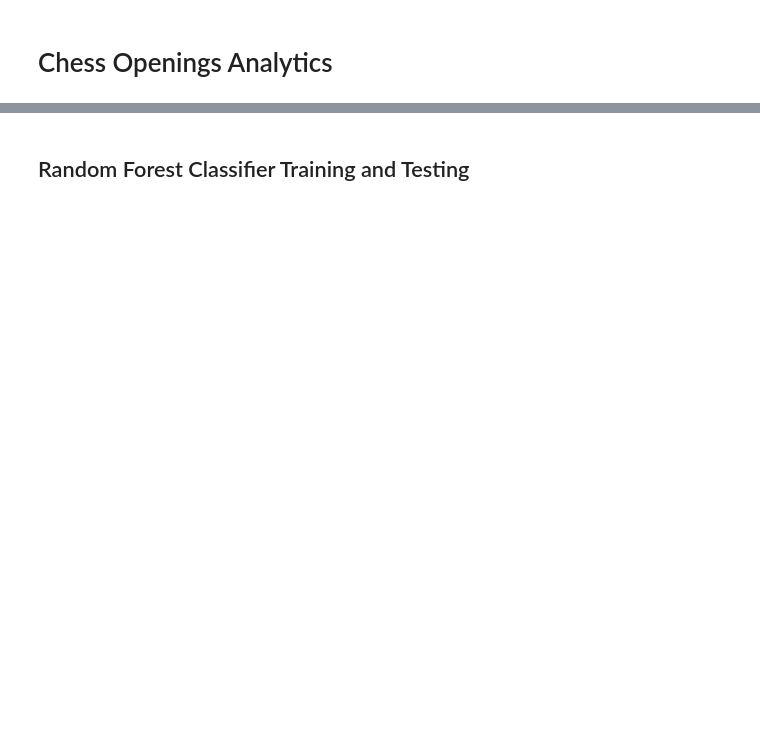
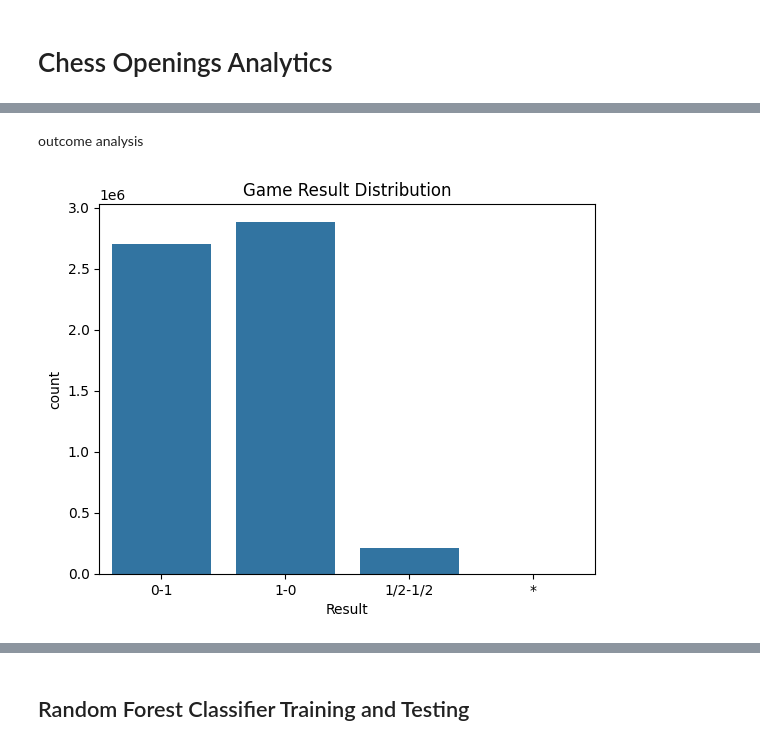
Before and after one commit to joelsebbu/chess_analytics, a Jupyter notebook: chess-data-analysis.ipynb, the cells around one changed output, grey strips where cells are left out. Drawn from its saved outputs; the diff is of its cells as text; code cells hidden in the pictures; blank space fills up the shorter version.

```diff
--- a/chess-data-analysis.ipynb
+++ b/chess-data-analysis.ipynb
@@ -2,0 +132,9 @@
+# %% [markdown]
+outcome analysis
+# %%
+result_counts = all_games['Result'].value_counts()
+sns.countplot(x='Result', data=all_games)
+plt.title('Game Result Distribution')
+plt.show()
+# %% [output]
+[figure, added]
```
Also changed, not shown: parts of 28 cells of this notebook, 1 other file.
